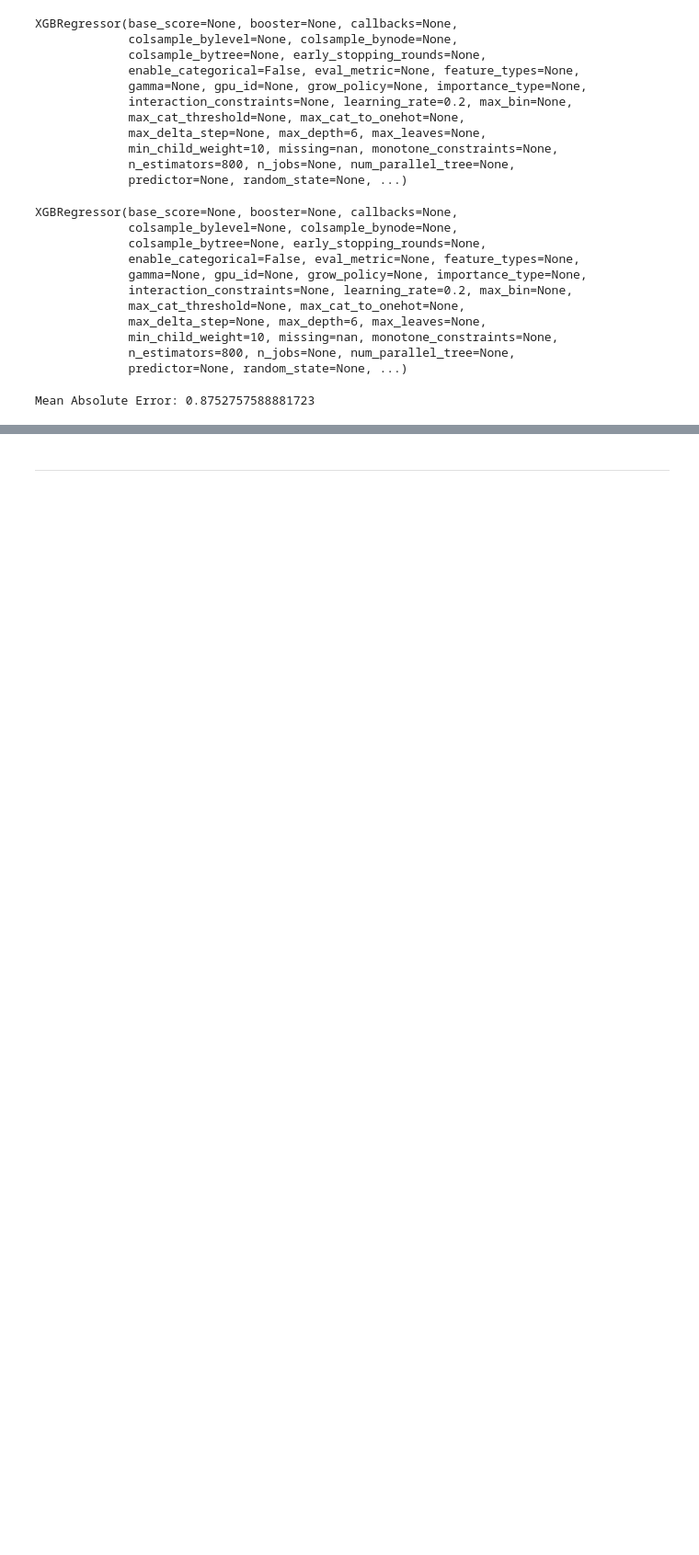
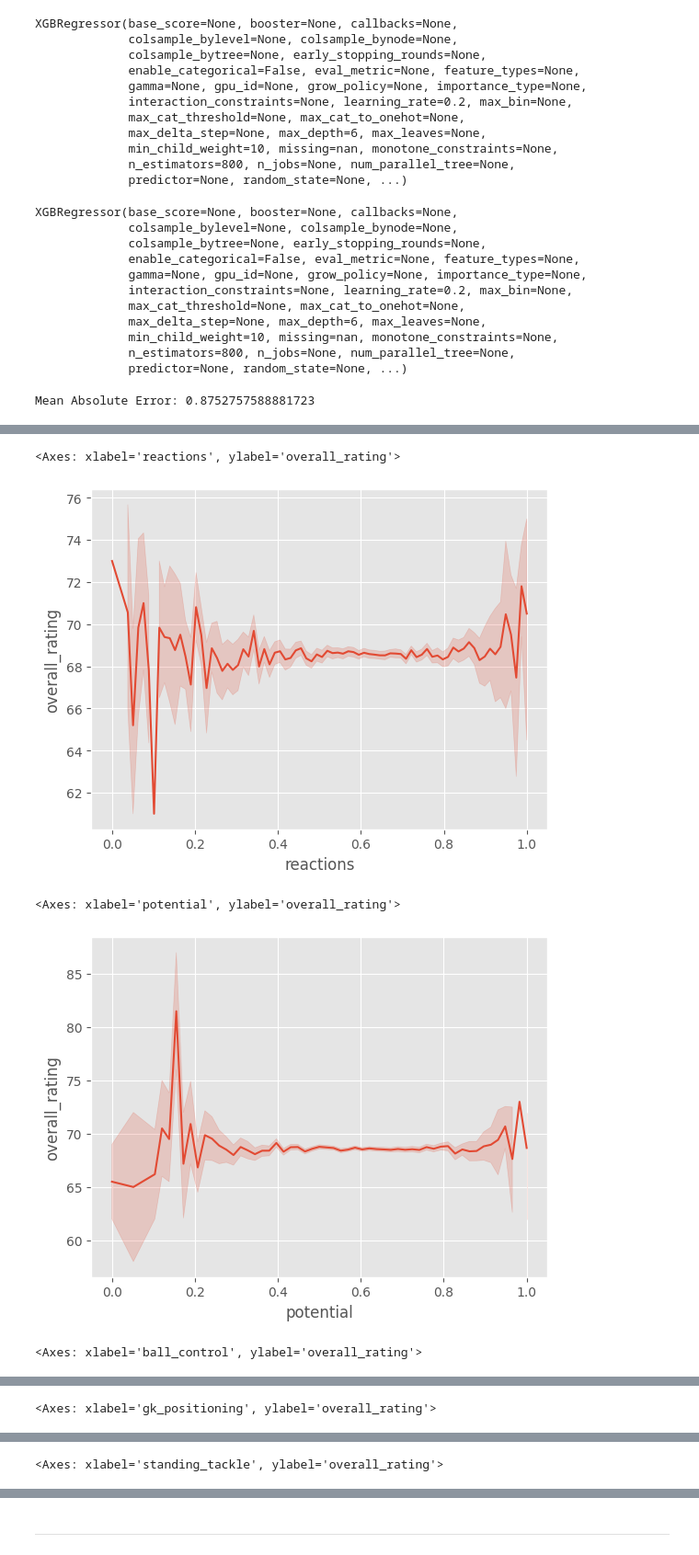
Before and after one commit to Rohiniv17/FORE, a Jupyter notebook: BDDA/MidTerm/BDDA_Project_1.ipynb, the cells around one changed output, grey strips where cells are left out. Shown at 92% size. Saved outputs shown, nothing was run; the diff lists cells and outputs as text; code cells hidden in the pictures; blank space fills up the shorter version.

```diff
--- a/BDDA/MidTerm/BDDA_Project_1.ipynb
+++ b/BDDA/MidTerm/BDDA_Project_1.ipynb
@@ -300 +351,3 @@ plt.figure(figsize=(10,6))
 <Figure size 1000x600 with 0 Axes>
+# %%
+feature_df= pd.DataFrame(zip(my_model.feature_names_in_, feature_imp), columns=['Feature_Names', 'Feature_Importance']); feature_df
@@ -300,0 +372,2 @@ plt.figure(figsize=(10,6))
+# %%
+feature_df.sort_values('Feature_Importance', ascending=False, inplace=True); feature_df[:5]
@@ -300,0 +381,11 @@ plt.figure(figsize=(10,6))
+# %%
+top_5 = feature_df.Feature_Names[:5].tolist()
+for i in top_5:
+  sns.lineplot(x=X_train[i], y=y_train)
+  plt.show()
+# %% [output]
+<Axes: xlabel='reactions', ylabel='overall_rating'>
+[figure, added]
+<Axes: xlabel='potential', ylabel='overall_rating'>
+[figure, added]
+<Axes: xlabel='ball_control', ylabel='overall_rating'>
@@ -300,0 +393 @@ plt.figure(figsize=(10,6))
+<Axes: xlabel='gk_positioning', ylabel='overall_rating'>
@@ -300,0 +395 @@ plt.figure(figsize=(10,6))
+<Axes: xlabel='standing_tackle', ylabel='overall_rating'>
```
Also changed, not shown: parts of 9 cells of this notebook.
